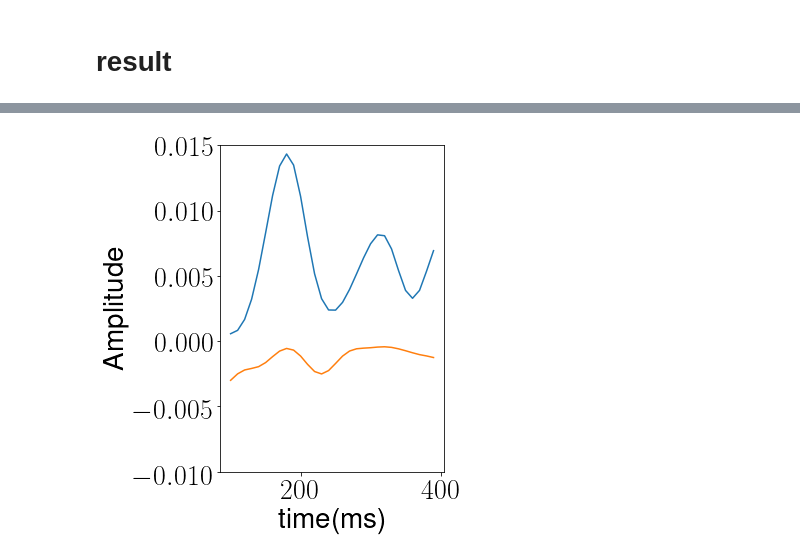
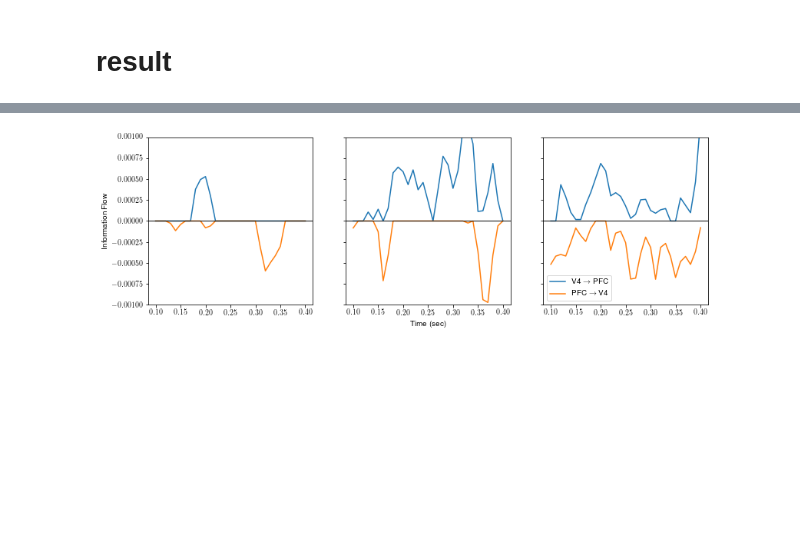
Before and after one commit to HeejongBong/ldfa, a Jupyter notebook: example/3.2 multi-factor LDFA-H on experimental data.ipynb, the cells around one changed output, grey strips where cells are left out. Cells and saved outputs as stored; diff of their text form; code cells hidden in the pictures; blank space fills up the shorter version.

```diff
--- a/example/3.2 multi-factor LDFA-H on experimental data.ipynb
+++ b/example/3.2 multi-factor LDFA-H on experimental data.ipynb
@@ -90,0 +102,8 @@ Text(0, 0.5, '$ \\Vert \\Sigma_f \\Vert_F^2 $')
+# %%
+indices = np.argsort(amplitude)[:-4:-1]
+LFSs = np.log10(amplitude)
+# %%
+b_time = np.linspace(rec_time[0], rec_time[1], num_time)
+l_time = np.linspace(rec_time[0], rec_time[1], 2*num_time-1)
+# %%
+beta_sign = [np.sign(np.sum(b, 0)) for b in params['beta']]
@@ -90,0 +143,5 @@ Text(0, 0.5, '$ \\Vert \\Sigma_f \\Vert_F^2 $')
+# %%
+sigma = 1
+weights = np.exp(-np.sum(np.square(
+    np.mgrid[0:10:100j,0:10:100j][...,None]-coordinates[0][:,None,None,:]),
+    0) / (2*sigma**2))
@@ -91,31 +202,46 @@ Text(0, 0.5, '$ \\Vert \\Sigma_f \\Vert_F^2 $')
 # %%
-# figure showing information flow in the main body
+#figure showing information flow in the main body
 from scipy import ndimage
-f = 0 #pick which factor you want to check
-s0_switch = Sigma0[f,:,:]
-sig = np.sqrt(np.diag(s0_switch))
-pi0_org = np.linalg.inv(s0_switch/sig/sig[:,None])
-lead_lag = np.zeros(num_time)
-lead_lag2 = np.zeros(num_time)
-times = np.arange(num_time)
-cross = pi0_org[:num_time, num_time:]
-for i in range(num_time):
-    lead_lag[i] = np.mean((times-i>0)*np.abs(cross[i,:]))
-    lead_lag2[i] = np.mean((times-i<0)*np.abs(cross[i,:]))
+fig, axes = plt.subplots(1, 3, sharex=True, sharey=True, figsize=(15,4))
 
-# smooth the result
-sigma = 2
-x_g1d = ndimage.gaussian_filter1d(times, sigma)
-y_g1d = ndimage.gaussian_filter1d(lead_lag, sigma)
-y_g1d2 = ndimage.gaussian_filter1d(lead_lag2, sigma)
+for ax, Rho_f, Pi_f in zip(axes, Rho[indices], Pi[indices]):
+    times = np.arange(num_time)*0.01
+    pc_cross = Pi_f[:num_time, num_time:]
 
-# plot
-plt.figure(figsize=(4,6))
-plt.rcParams.update({'font.size': 28})
-plt.plot(x_g1d[10:40]*10,y_g1d[10:40])
-plt.plot(x_g1d[10:40]*10,-y_g1d2[10:40])
-plt.ylim([-0.01,0.015])
-#plt.legend(['V4-PFC', 'PFC-V4'])
-plt.xlabel('time(ms)')
-plt.ylabel('Amplitude')
+    lead_lag1 = np.mean(np.abs(np.minimum(0,
+            (np.arange(num_time)>np.arange(num_time)[:,None])
+            *pc_cross)),0)
+    lead_lag2 = np.mean(np.abs(np.minimum(0,
+            (np.arange(num_time)<np.arange(num_time)[:,None])
+            *pc_cross)),0)
+
+#     for i in range(num_time):
+#         lead_lag[i] = np.mean((times-i>0)*np.abs(np.minimum(0,cross[i,:])))
+#         lead_lag2[i] = np.mean((times-i<0)*np.abs(np.minimum(0,cross[i,:])))
+
+    sigma = 2
+    x_g1d = times # ndimage.gaussian_filter1d(times, sigma)
+    y_g1d = lead_lag1 # ndimage.gaussian_filter1d(lead_lag1, sigma)
+    y_g1d2 = lead_lag2 # ndimage.gaussian_filter1d(lead_lag2, sigma)
+
+    #plt.rcParams.update({'font.size': 28})
+    ax.plot(x_g1d[10:num_time-10],y_g1d[10:num_time-10], label=r"V4 $\rightarrow$ PFC")
+    ax.plot(x_g1d[10:num_time-10],-y_g1d2[10:num_time-10], label=r"PFC $\rightarrow$ V4")
+    ax.axhline(y=0, color='black', linewidth=1)
+    ax.set_ylim([-0.001,0.001])
+    #plt.legend(['V4-PFC', 'PFC-V4'])
+
+fig.subplots_adjust(right=0.8)
+ax.legend()
+
+# add a big axis, hide frame
+fig.add_subplot(111, frameon=False)
+plt.ylim([-0.001,0.001])
+# hide tick and tick label of the big axis
+plt.tick_params(labelcolor='none', top=False, bottom=False, left=False, right=False)
+plt.xlabel("Time (sec)")
+plt.ylabel("Information Flow")
+
+ax_cb = fig.add_axes([0.8, 0.15, 0.06, 0.7], frameon=False)
+plt.tick_params(labelcolor='none', top=False, bottom=False, left=False, right=False)
 # %% [output]
@@ -123,2 +249,2 @@ Text(0, 0.5, 'Amplitude')
-[figure, old version]
+[figure, new version]
 # %%
```
Also changed, not shown: parts of 20 cells of this notebook, 1 other file.
